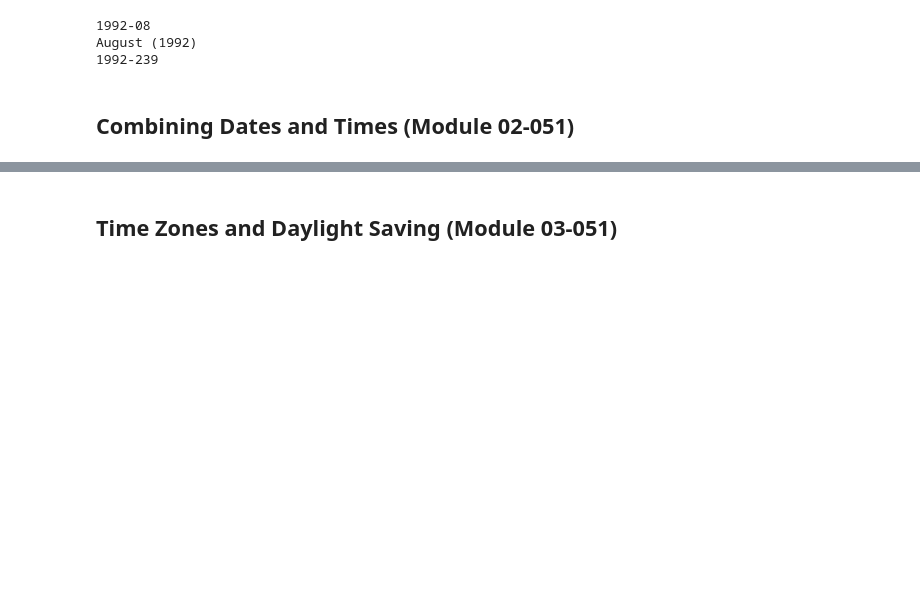
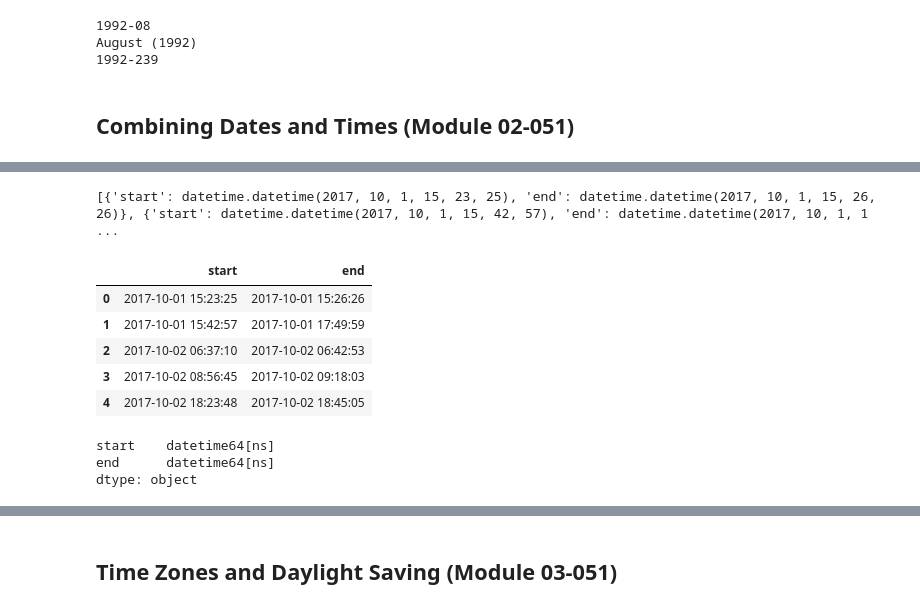
Before and after one commit to mcabas/Datacamp_Notebook, a Jupyter notebook: DataCamp.Course_051_Working with Dates and Times in Python.ipynb, the cells around one changed output, grey strips where cells are left out. Saved outputs shown, nothing was run; the diff lists cells and outputs as text; code cells hidden in the pictures; blank space fills up the shorter version.

```diff
--- a/DataCamp.Course_051_Working with Dates and Times in Python.ipynb
+++ b/DataCamp.Course_051_Working with Dates and Times in Python.ipynb
@@ -492,0 +577,18 @@ display(onebike_datetimes.head(5))
+# %%
+# Import datetime
+from datetime import datetime
+
+# Create dictionary to hold results
+trip_counts = {'AM': 0, 'PM': 0}
+
+# Loop over all trips
+for index, trip in onebike_datetimes.iterrows():
+  # Check to see if the trip starts before noon
+  if trip['start'].hour < 12:
+    # Increment the counter for before noon
+    trip_counts['AM'] += 1
+  else:
+    # Increment the counter for after noon
+    trip_counts['PM'] += 1
+
+print(trip_counts)
@@ -492,0 +774,34 @@ display(onebike_datetimes.head(5))
+# %%
+import pandas as pd
+
+# Write down the format string
+fmt = "%Y-%m-%d %H:%M:%S"
+
+# Initialize a list for holding the pairs of datetime objects
+onebike_datetimes_dates = []
+
+# Loop over all trips
+for index, row in onebike_datetimes.iterrows():
+    trip = {'start': datetime.strptime(row['Start date'], fmt),
+            'end': datetime.strptime(row['End date'], fmt)}
+
+    # Append the trip
+    onebike_datetimes_dates.append(trip)
+
+print(onebike_datetimes_dates)
+
+df_dates = pd.DataFrame(onebike_datetimes_dates)
+
+display(df_dates.head(5))
+display(df_dates.dtypes)
+# %% [output]
+[{'start': datetime.datetime(2017, 10, 1, 15, 23, 25), 'end': datetime.datetime(2017, 10, 1, 15, 26, 26)}, {'start': datetime.datetime(2017, 10, 1, 15, 42, 57), 'end': datetime.datetime(2017, 10, 1, 1 ...
+|  | start | end |
+| 0 | 2017-10-01 15:23:25 | 2017-10-01 15:26:26 |
+| 1 | 2017-10-01 15:42:57 | 2017-10-01 17:49:59 |
+| 2 | 2017-10-02 06:37:10 | 2017-10-02 06:42:53 |
+| 3 | 2017-10-02 08:56:45 | 2017-10-02 09:18:03 |
+| 4 | 2017-10-02 18:23:48 | 2017-10-02 18:45:05 |
+start    datetime64[ns]
+end      datetime64[ns]
+dtype: object
```
Also changed, not shown: parts of 22 cells of this notebook.
